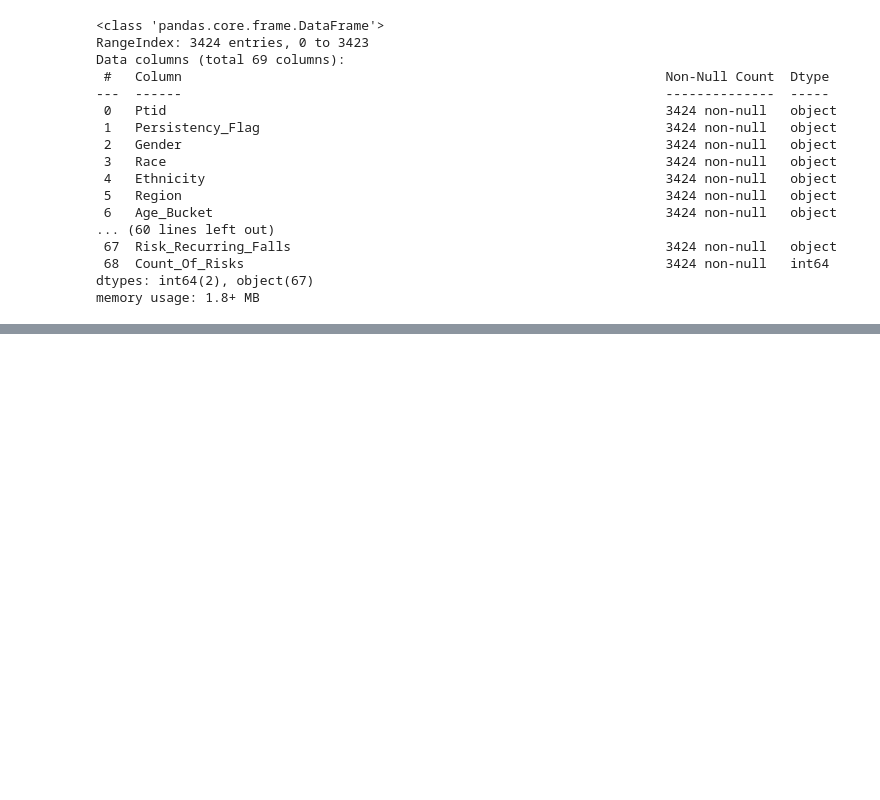
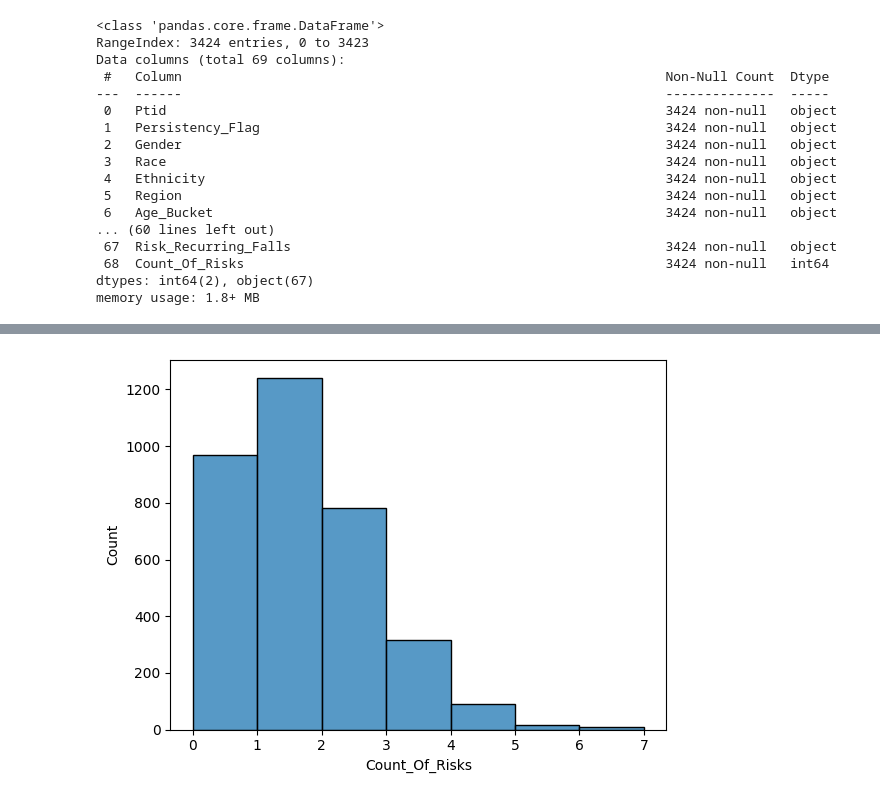
Before and after one commit to Yushamsi/Healthcare-Drug-Classification-EDA, a Jupyter notebook: Analysis.ipynb, the cells around one changed output, grey strips where cells are left out. Cells and saved outputs as stored; diff of their text form; code cells hidden in the pictures; blank space fills up the shorter version.

```diff
--- a/Analysis.ipynb
+++ b/Analysis.ipynb
@@ -29,0 +87,5 @@ health_data.shape
+# %%
+sns.histplot(data=health_data, x='Count_Of_Risks', binwidth=1)
+plt.show()
+# %% [output]
+[figure, added]
```
Also changed, not shown: parts of 67 cells of this notebook, 9 other files.
